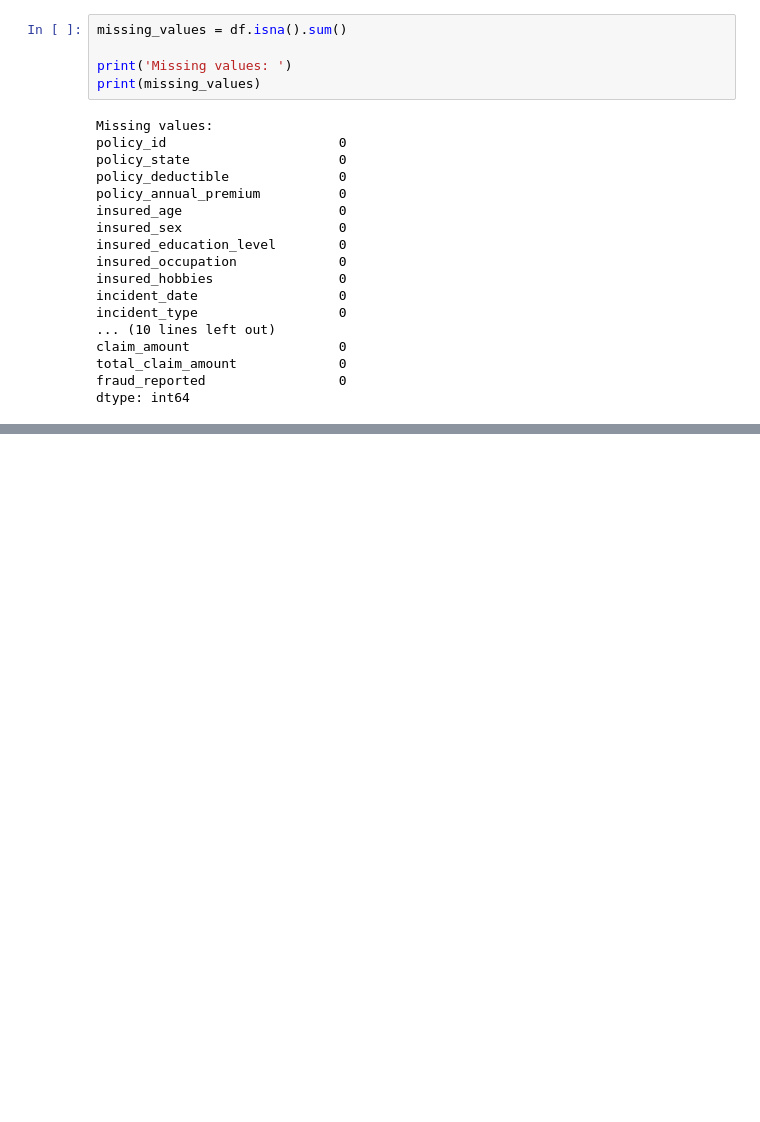
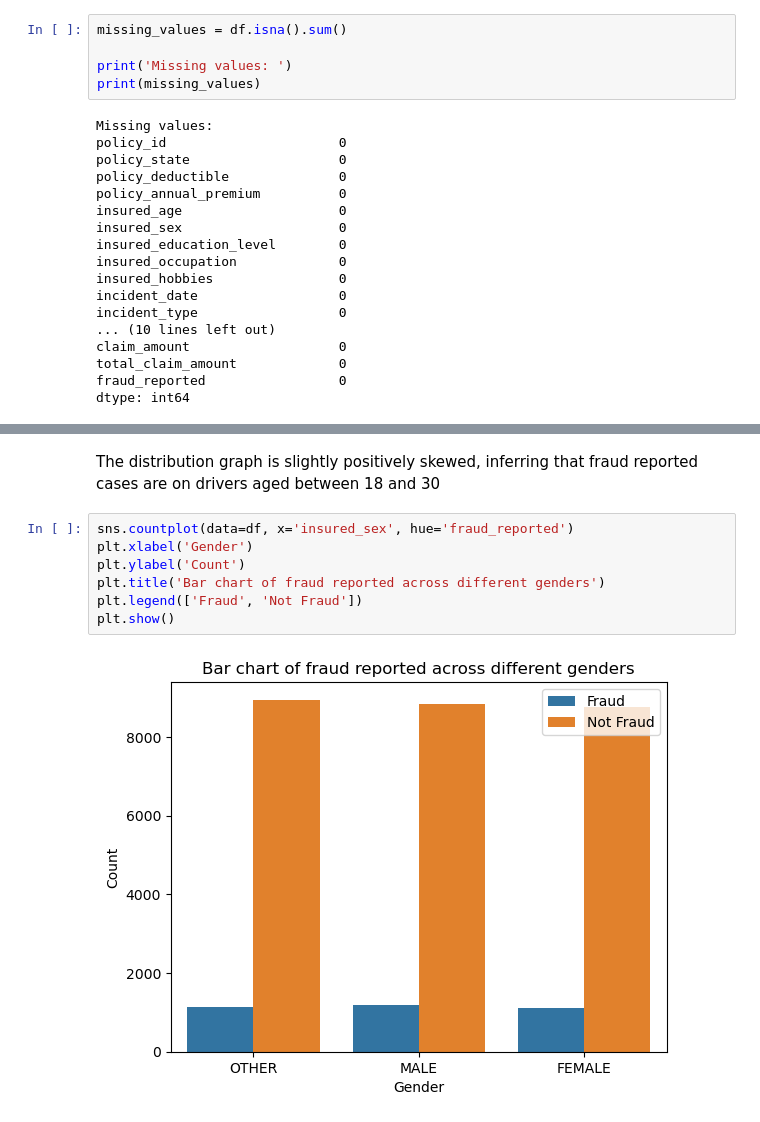
Before and after one commit to fahime10/Car-Insurance-Fraud-Detection, a Jupyter notebook: notebooks/car_insurance_fraud_eda.ipynb, the cells around one changed output, grey strips where cells are left out. Drawn from its saved outputs; the diff is of its cells as text; blank space fills up the shorter version.

```diff
--- a/notebooks/car_insurance_fraud_eda.ipynb
+++ b/notebooks/car_insurance_fraud_eda.ipynb
@@ -121,0 +262,11 @@ dtype: int64
+# %% [markdown]
+The distribution graph is slightly positively skewed, inferring that fraud reported cases are on drivers aged between 18 and 30
+# %%
+sns.countplot(data=df, x='insured_sex', hue='fraud_reported')
+plt.xlabel('Gender')
+plt.ylabel('Count')
+plt.title('Bar chart of fraud reported across different genders')
+plt.legend(['Fraud', 'Not Fraud'])
+plt.show()
+# %% [output]
+[figure, added]
```
Also changed, not shown: parts of 30 cells of this notebook.
